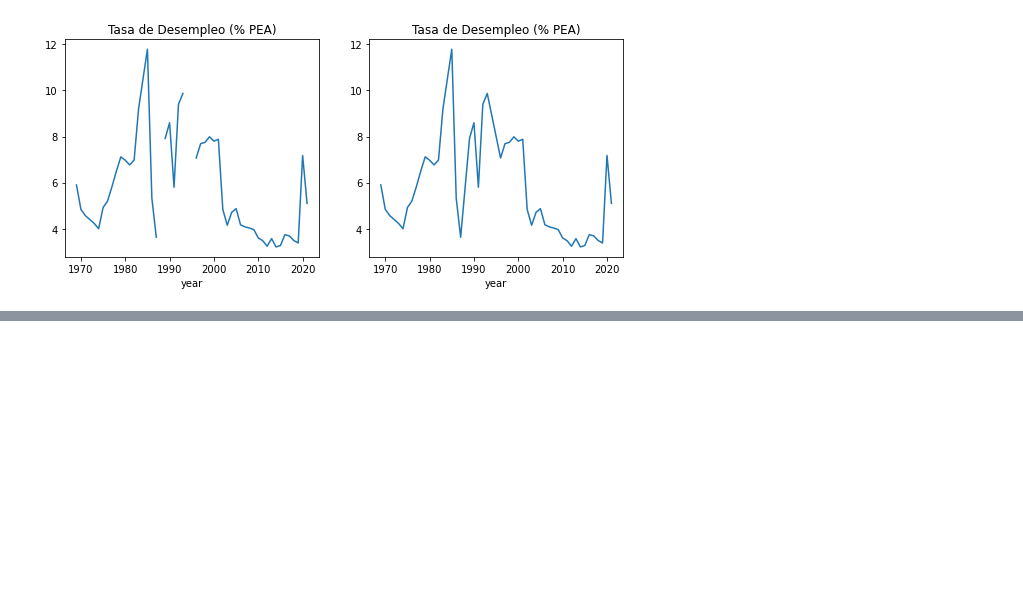
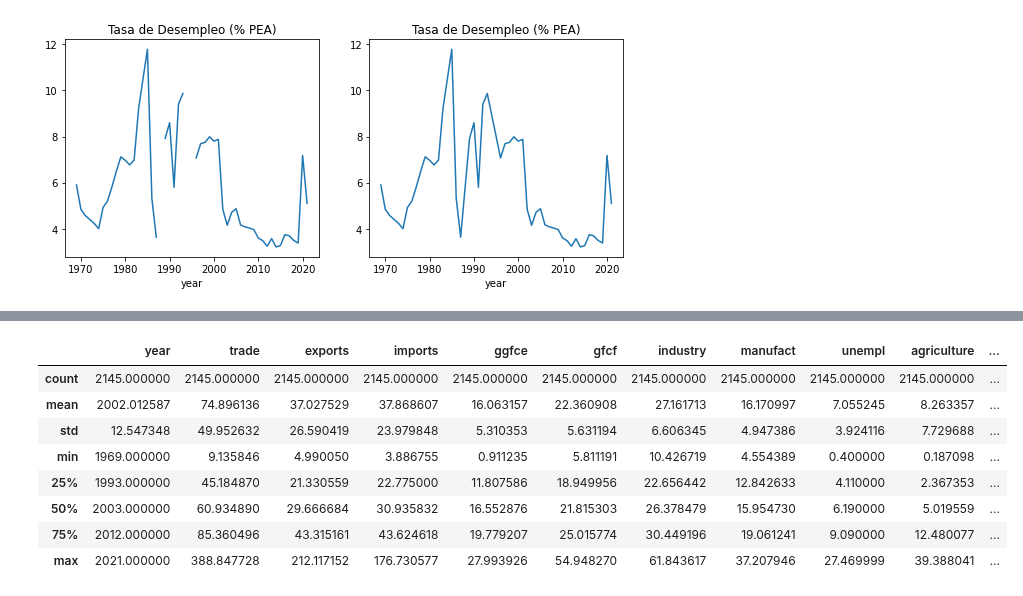
Before and after one commit to valegrei/gdp-growth-forecast, a Jupyter notebook: gdp_growth_forecasting/preprocesamiento/data_analysis.ipynb, the cells around one changed output, grey strips where cells are left out. Drawn from its saved outputs; the diff is of its cells as text; code cells hidden in the pictures; blank space fills up the shorter version.

```diff
--- a/gdp_growth_forecasting/preprocesamiento/data_analysis.ipynb
+++ b/gdp_growth_forecasting/preprocesamiento/data_analysis.ipynb
@@ -286,0 +268,12 @@ Text(0.5, 1.0, 'sp500')
+# %%
+df_p.describe()
+# %% [output]
+|  | year | trade | exports | imports | ggfce | gfcf | industry | manufact | unempl | agriculture | ... |
+| count | 2145.000000 | 2145.000000 | 2145.000000 | 2145.000000 | 2145.000000 | 2145.000000 | 2145.000000 | 2145.000000 | 2145.000000 | 2145.000000 | ... |
+| mean | 2002.012587 | 74.896136 | 37.027529 | 37.868607 | 16.063157 | 22.360908 | 27.161713 | 16.170997 | 7.055245 | 8.263357 | ... |
+| std | 12.547348 | 49.952632 | 26.590419 | 23.979848 | 5.310353 | 5.631194 | 6.606345 | 4.947386 | 3.924116 | 7.729688 | ... |
+| min | 1969.000000 | 9.135846 | 4.990050 | 3.886755 | 0.911235 | 5.811191 | 10.426719 | 4.554389 | 0.400000 | 0.187098 | ... |
+| 25% | 1993.000000 | 45.184870 | 21.330559 | 22.775000 | 11.807586 | 18.949956 | 22.656442 | 12.842633 | 4.110000 | 2.367353 | ... |
+| 50% | 2003.000000 | 60.934890 | 29.666684 | 30.935832 | 16.552876 | 21.815303 | 26.378479 | 15.954730 | 6.190000 | 5.019559 | ... |
+| 75% | 2012.000000 | 85.360496 | 43.315161 | 43.624618 | 19.779207 | 25.015774 | 30.449196 | 19.061241 | 9.090000 | 12.480077 | ... |
+| max | 2021.000000 | 388.847728 | 212.117152 | 176.730577 | 27.993926 | 54.948270 | 61.843617 | 37.207946 | 27.469999 | 39.388041 | ... |
```
Also changed, not shown: parts of 7 cells of this notebook, 2 other files.
